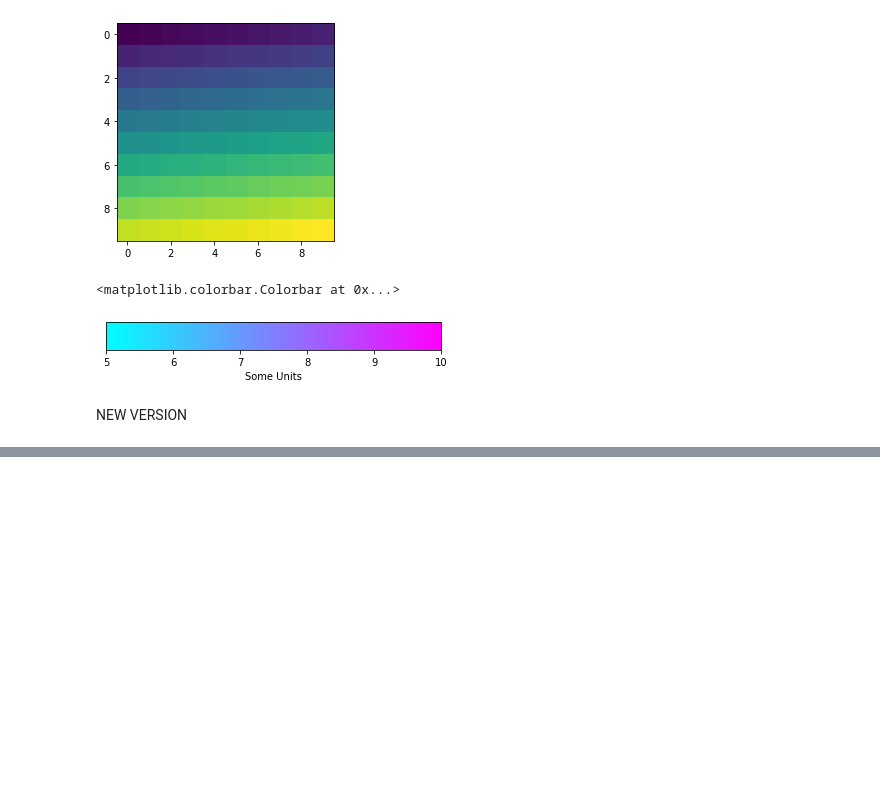
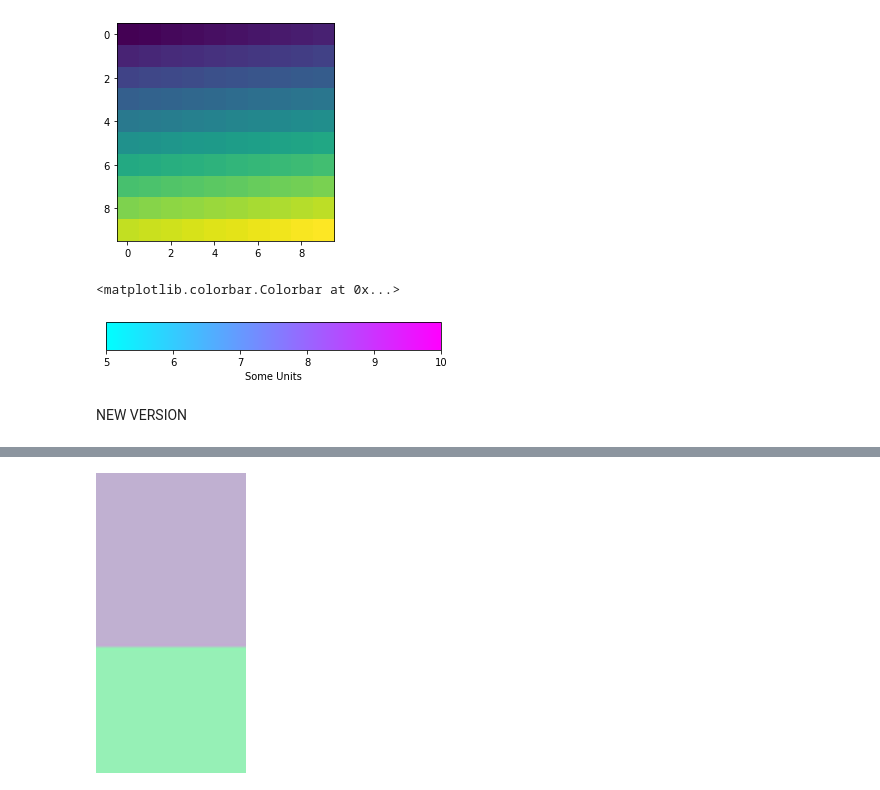
Before and after one commit to mr-usurper/aura_vis, a Jupyter notebook: aura_viz.ipynb, the cells around one changed output, grey strips where cells are left out. Cells and saved outputs as stored; diff of their text form; code cells hidden in the pictures; blank space fills up the shorter version.

```diff
--- a/aura_viz.ipynb
+++ b/aura_viz.ipynb
@@ -567,0 +544,17 @@ img
+# %%
+for i in range(0, mood1):
+  for j in range(w):
+    array[i,j] = [192,176,209] #purple
+
+for i in range(mood1, h):
+  for j in range(w):
+    array[i,j] = [150,240,182] #green
+
+img = Image.fromarray(array)
+
+scale = 3
+scaled = img.resize((w*scale, h*scale))
+
+scaled
+# %% [output]
+[figure, added]
```
Also changed, not shown: parts of 13 cells of this notebook.
